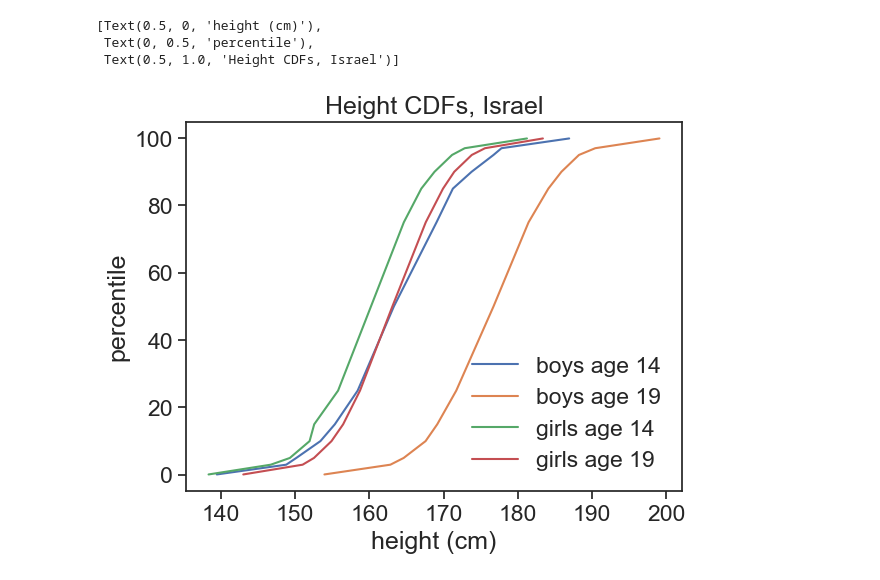
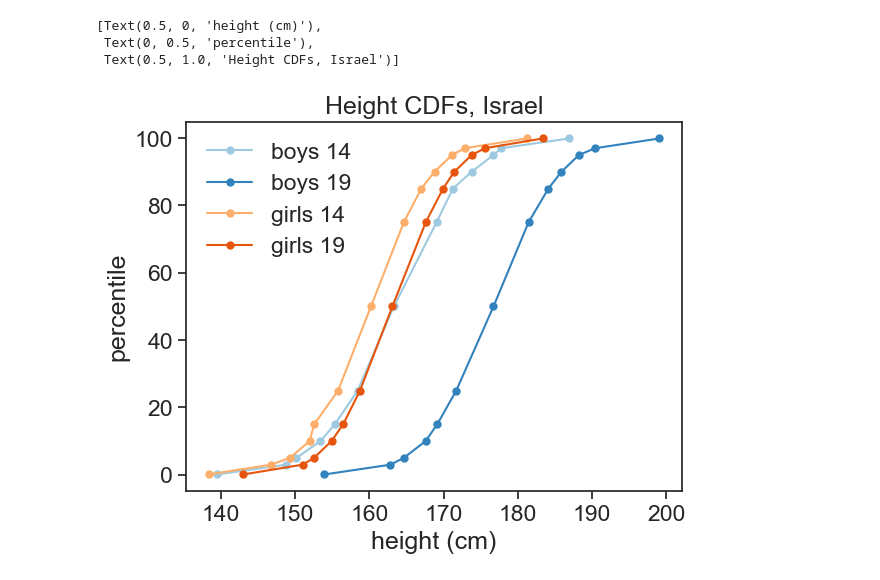
Before and after one commit to yairmau/statistics, a Jupyter notebook: data/height.ipynb, the cells around one changed output. Drawn from its saved outputs; the diff is of its cells as text; code cells hidden in the pictures.

Commit message:
height data update

```diff
--- a/data/height.ipynb
+++ b/data/height.ipynb
@@ -55,0 +42,5 @@ cdf19_boys
+# %%
+#| code-summary: "load data into dataframes"
+df = pd.read_csv('../archive/data/height_data.csv',)
+df.set_index('percentile', inplace=True)
+df
@@ -56,17 +63,25 @@ cdf19_boys
 # %%
 #| code-summary: "plot cdfs"
 fig, ax = plt.subplots()
-ax.plot(cdf14_boys['height'], cdf19_boys['percentile'], label="boys age 14")
-ax.plot(cdf19_boys['height'], cdf19_boys['percentile'], label="boys age 19")
-ax.plot(cdf14_girls['height'], cdf19_girls['percentile'], label="girls age 14")
-ax.plot(cdf19_girls['height'], cdf19_girls['percentile'], label="girls age 19")
+
+colors = plt.cm.tab20c.colors
+color_boys_19 = colors[0]
+color_boys_14 = colors[2]
+color_girls_19 = colors[4]
+color_girls_14 = colors[6]
+
+ax.plot(df['height_boys_14'], df.index, label="boys 14", color=color_boys_14, marker='o', markersize=5)
+ax.plot(df['height_boys_19'], df.index, label="boys 19", color=color_boys_19, marker='o', markersize=5)
+ax.plot(df['height_girls_14'], df.index, label="girls 14", color=color_girls_14, marker='o', markersize=5)
+ax.plot(df['height_girls_19'], df.index, label="girls 19", color=color_girls_19, marker='o', markersize=5)
+
 ax.legend(frameon=False)
 ax.set(xlabel='height (cm)',
        ylabel='percentile',
        title='Height CDFs, Israel')
 # %% [output]
 [Text(0.5, 0, 'height (cm)'),
  Text(0, 0.5, 'percentile'),
  Text(0.5, 1.0, 'Height CDFs, Israel')]
-[figure, old version]
+[figure, new version]
 # %% [markdown]
```
Also changed, not shown: parts of 12 cells of this notebook, 10 other files.
